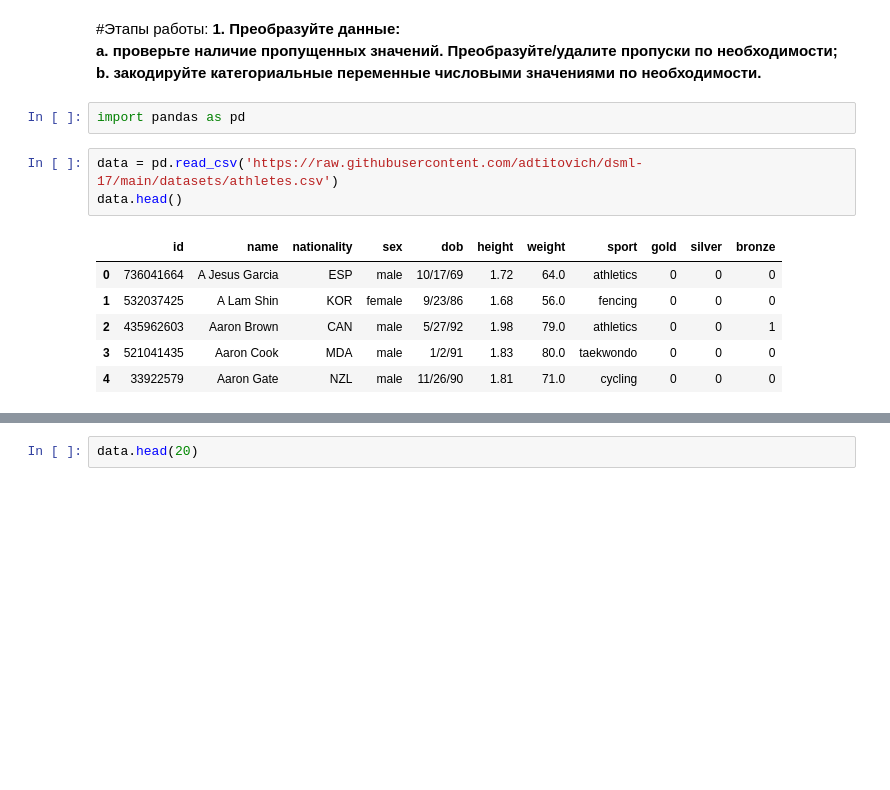
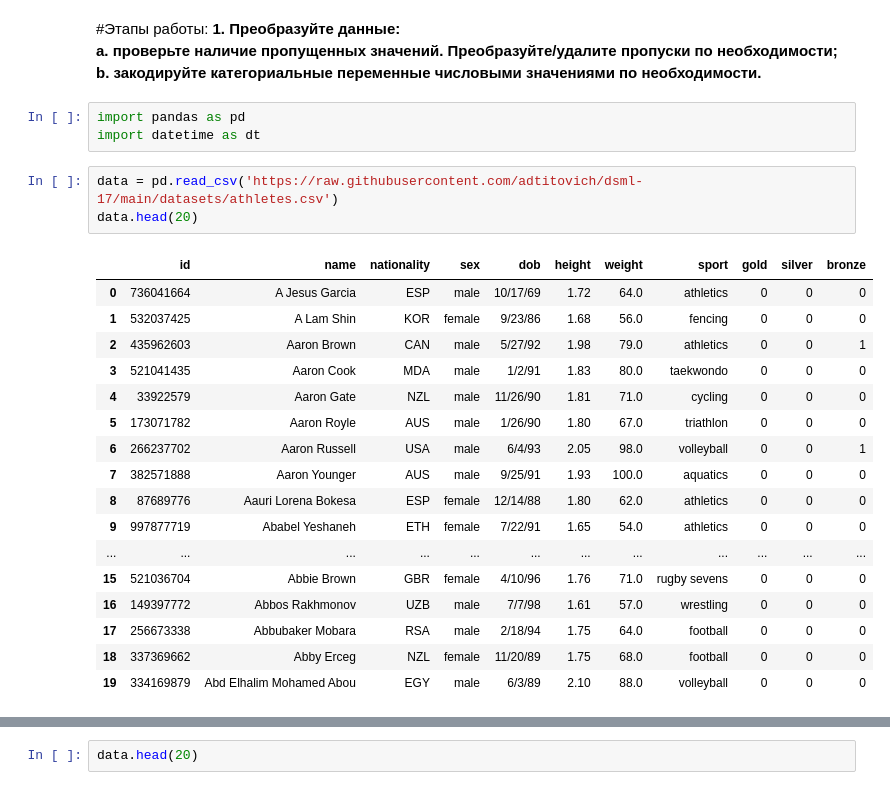
Before and after one commit to adtitovich/dsml-17, a Jupyter notebook: m3.ipynb, the cells around one changed output, grey strips where cells are left out. Drawn from its saved outputs; the diff is of its cells as text; blank space fills up the shorter version.

```diff
--- a/m3.ipynb
+++ b/m3.ipynb
@@ -10,16 +10,28 @@ a. проверьте наличие пропущенных значений. П
 b. закодируйте категориальные переменные числовыми значениями по необходимости.**
 # %%
 import pandas as pd
+import datetime as dt
 # %%
 data = pd.read_csv('https://raw.githubusercontent.com/adtitovich/dsml-17/main/datasets/athletes.csv')
-data.head()
+data.head(20)
 # %% [output]
 |  | id | name | nationality | sex | dob | height | weight | sport | gold | silver | bronze |
 | 0 | 736041664 | A Jesus Garcia | ESP | male | 10/17/69 | 1.72 | 64.0 | athletics | 0 | 0 | 0 |
 | 1 | 532037425 | A Lam Shin | KOR | female | 9/23/86 | 1.68 | 56.0 | fencing | 0 | 0 | 0 |
 | 2 | 435962603 | Aaron Brown | CAN | male | 5/27/92 | 1.98 | 79.0 | athletics | 0 | 0 | 1 |
 | 3 | 521041435 | Aaron Cook | MDA | male | 1/2/91 | 1.83 | 80.0 | taekwondo | 0 | 0 | 0 |
 | 4 | 33922579 | Aaron Gate | NZL | male | 11/26/90 | 1.81 | 71.0 | cycling | 0 | 0 | 0 |
+| 5 | 173071782 | Aaron Royle | AUS | male | 1/26/90 | 1.80 | 67.0 | triathlon | 0 | 0 | 0 |
+| 6 | 266237702 | Aaron Russell | USA | male | 6/4/93 | 2.05 | 98.0 | volleyball | 0 | 0 | 1 |
+| 7 | 382571888 | Aaron Younger | AUS | male | 9/25/91 | 1.93 | 100.0 | aquatics | 0 | 0 | 0 |
+| 8 | 87689776 | Aauri Lorena Bokesa | ESP | female | 12/14/88 | 1.80 | 62.0 | athletics | 0 | 0 | 0 |
+| 9 | 997877719 | Ababel Yeshaneh | ETH | female | 7/22/91 | 1.65 | 54.0 | athletics | 0 | 0 | 0 |
+| ... | ... | ... | ... | ... | ... | ... | ... | ... | ... | ... | ... |
+| 15 | 521036704 | Abbie Brown | GBR | female | 4/10/96 | 1.76 | 71.0 | rugby sevens | 0 | 0 | 0 |
+| 16 | 149397772 | Abbos Rakhmonov | UZB | male | 7/7/98 | 1.61 | 57.0 | wrestling | 0 | 0 | 0 |
+| 17 | 256673338 | Abbubaker Mobara | RSA | male | 2/18/94 | 1.75 | 64.0 | football | 0 | 0 | 0 |
+| 18 | 337369662 | Abby Erceg | NZL | female | 11/20/89 | 1.75 | 68.0 | football | 0 | 0 | 0 |
+| 19 | 334169879 | Abd Elhalim Mohamed Abou | EGY | male | 6/3/89 | 2.10 | 88.0 | volleyball | 0 | 0 | 0 |
 # %%
 data.info()
 # %% [output]
```
Also changed, not shown: parts of 7 cells of this notebook.
